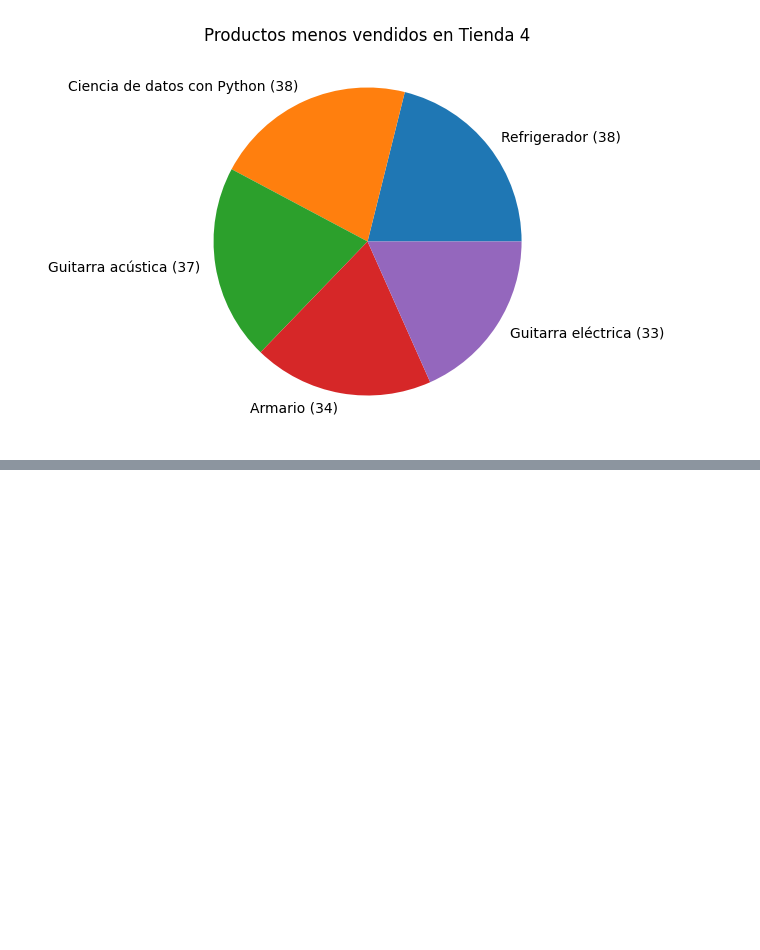
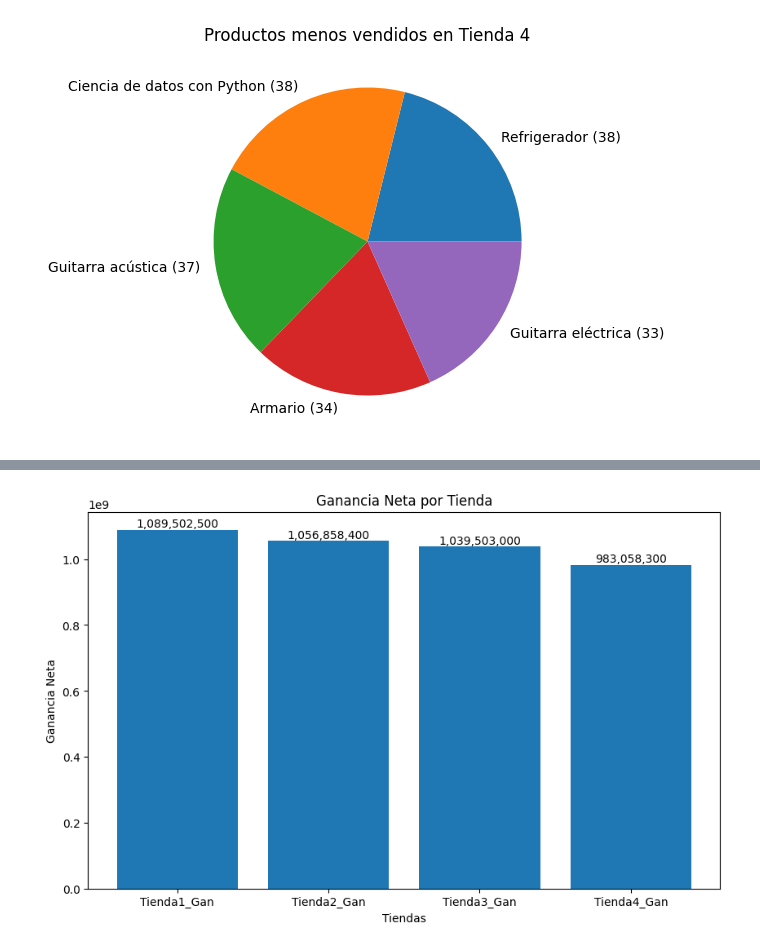
Before and after one commit to aynara-codes/AluraStore_Challenge, a Jupyter notebook: AluraStoreLatam.ipynb, the cells around one changed output, grey strips where cells are left out. Saved outputs shown, nothing was run; the diff lists cells and outputs as text; code cells hidden in the pictures; blank space fills up the shorter version.

```diff
--- a/AluraStoreLatam.ipynb
+++ b/AluraStoreLatam.ipynb
@@ -423,0 +442,19 @@ for nombre_tienda in tiendas.keys():
+# %%
+Ganancia_neta = {"Tienda1_Gan": (ingresos_por_tienda ['Tienda 1'] - Costo_de_Envio_total["Tienda 1"]),
+                 "Tienda2_Gan" : (ingresos_por_tienda ['Tienda 2'] - Costo_de_Envio_total["Tienda 2"]),
+                  "Tienda3_Gan": (ingresos_por_tienda ['Tienda 3'] - Costo_de_Envio_total["Tienda 3"]),
+                  "Tienda4_Gan": (ingresos_por_tienda ['Tienda 4'] - Costo_de_Envio_total["Tienda 4"]),
+                }
+
+x = list(Ganancia_neta.keys())
+y = list(Ganancia_neta.values())
+
+plt.figure(figsize=(10, 6))
+bars=plt.bar(x,y)
+plt.xlabel('Tiendas')
+plt.ylabel('Ganancia Neta')
+plt.title('Ganancia Neta por Tienda')
+plt.bar_label(bars, labels=[f'{v:,.0f}' for v in y], label_type='edge')
+plt.show()
+# %% [output]
+[figure, added]
```
Also changed, not shown: parts of 8 cells of this notebook.
